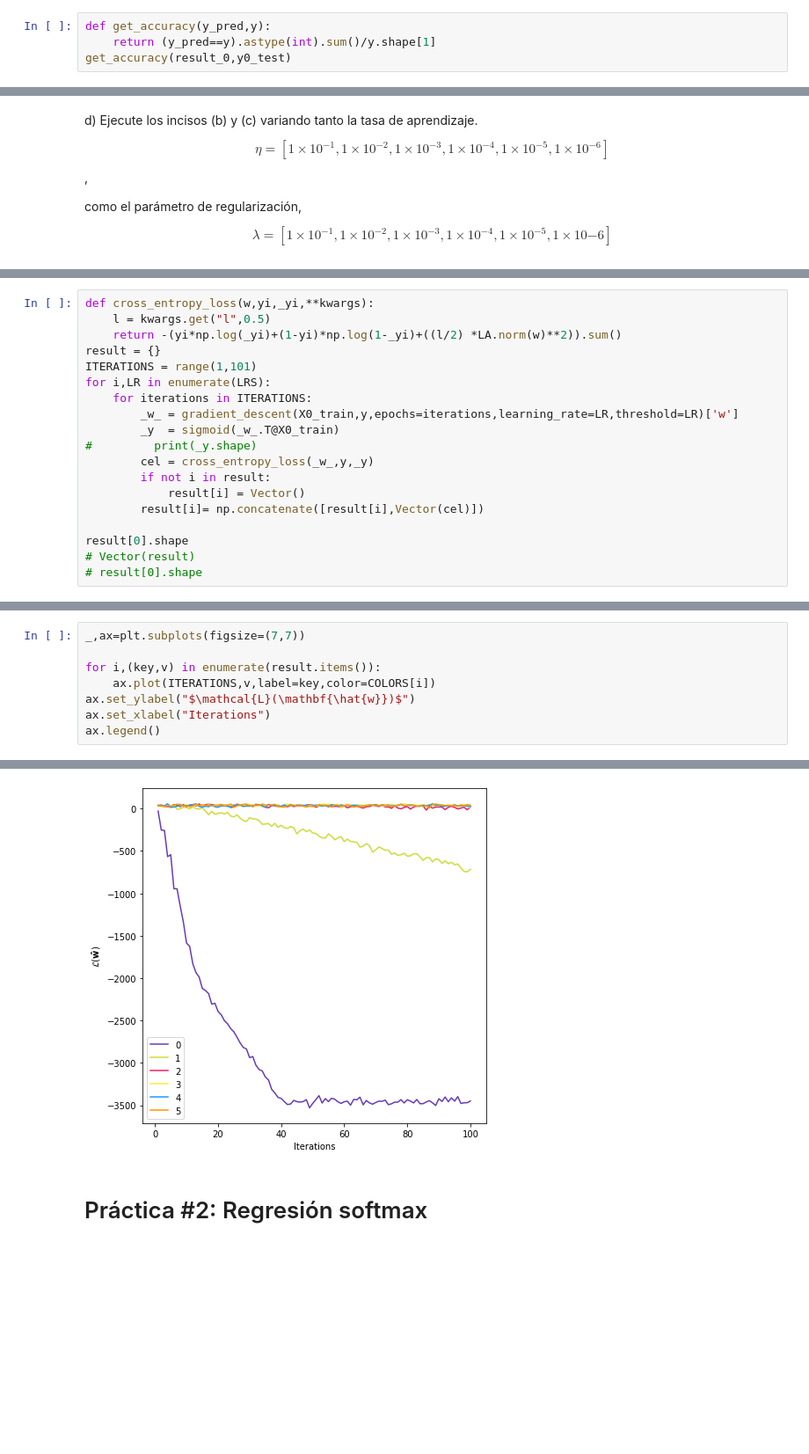
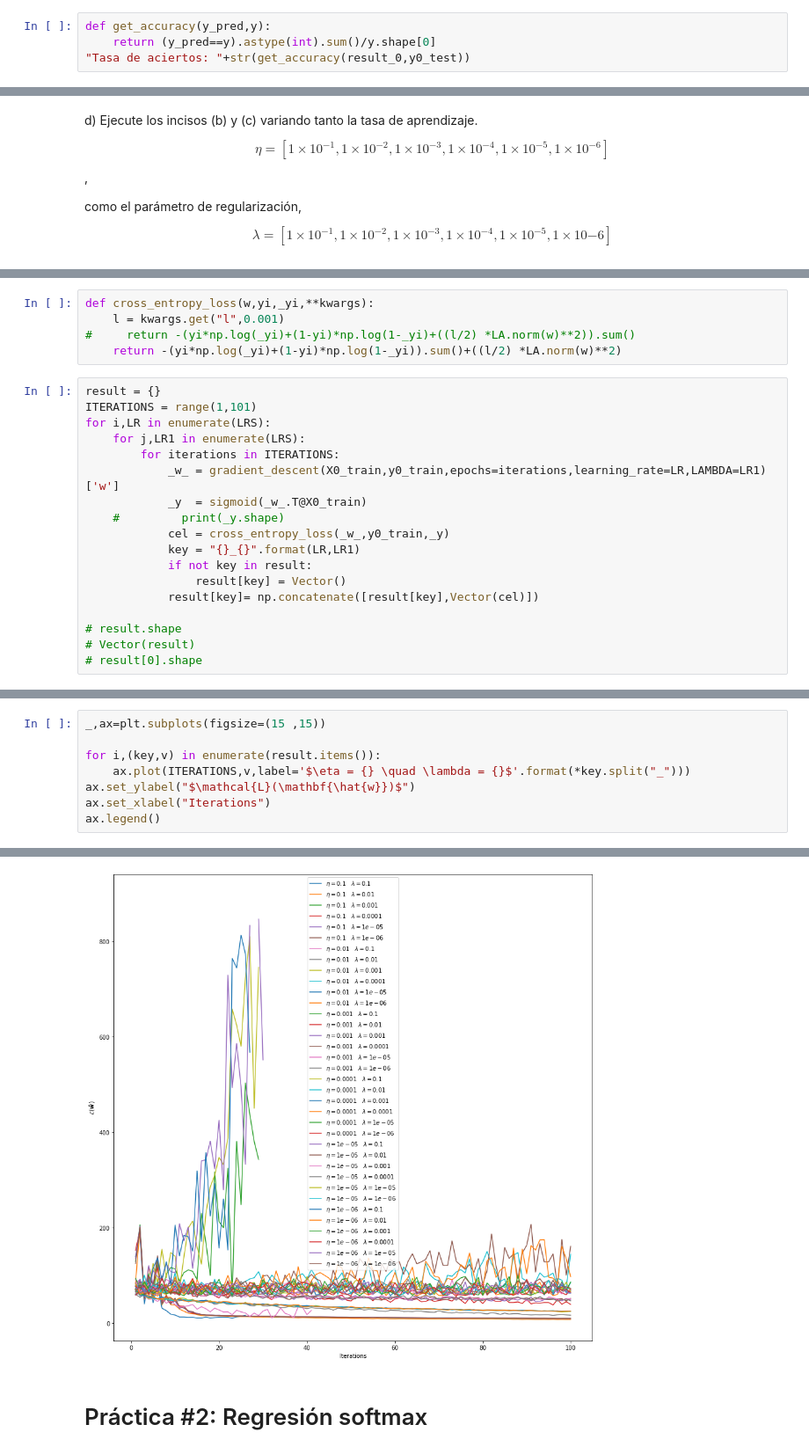
Before and after one commit to nachocodexx/cinvestav-da-logistic_regression, a Jupyter notebook: Untitled.ipynb, the cells around one changed output, grey strips where cells are left out. Shown at 88% size. Drawn from its saved outputs; the diff is of its cells as text; blank space fills up the shorter version.

```diff
--- a/Untitled.ipynb
+++ b/Untitled.ipynb
@@ -113,6 +137,6 @@ array([[0, 0, 0, 0, 0, 1, 1, 1, 1, 1]])
 de prueba).
 # %%
 def get_accuracy(y_pred,y):
-    return (y_pred==y).astype(int).sum()/y.shape[1]
-get_accuracy(result_0,y0_test)
+    return (y_pred==y).astype(int).sum()/y.shape[0]
+"Tasa de aciertos: "+str(get_accuracy(result_0,y0_test))
 # %% [output]
@@ -168,21 +202,25 @@ ________________________________________________________________________________
 e) (Bonus). Graficar la función de entropía cruzada binaria (Clase AD-08, Ecuación 15) en función de las
 iteraciones para los diferentes valores de $η$ y $λ$.
+# %%
+def cross_entropy_loss(w,yi,_yi,**kwargs):
+    l = kwargs.get("l",0.001)
+#     return -(yi*np.log(_yi)+(1-yi)*np.log(1-_yi)+((l/2) *LA.norm(w)**2)).sum()
+    return -(yi*np.log(_yi)+(1-yi)*np.log(1-_yi)).sum()+((l/2) *LA.norm(w)**2)
 # %%
-def cross_entropy_loss(w,yi,_yi,**kwargs):
-    l = kwargs.get("l",0.5)
-    return -(yi*np.log(_yi)+(1-yi)*np.log(1-_yi)+((l/2) *LA.norm(w)**2)).sum()
 result = {}
 ITERATIONS = range(1,101)
 for i,LR in enumerate(LRS):
-    for iterations in ITERATIONS:
-        _w_ = gradient_descent(X0_train,y,epochs=iterations,learning_rate=LR,threshold=LR)['w']
-        _y  = sigmoid(_w_.T@X0_train)
-#         print(_y.shape)
-        cel = cross_entropy_loss(_w_,y,_y)
-        if not i in result:
-            result[i] = Vector()
-        result[i]= np.concatenate([result[i],Vector(cel)])
+    for j,LR1 in enumerate(LRS):
+        for iterations in ITERATIONS:
+            _w_ = gradient_descent(X0_train,y0_train,epochs=iterations,learning_rate=LR,LAMBDA=LR1)['w']
+            _y  = sigmoid(_w_.T@X0_train)
+    #         print(_y.shape)
+            cel = cross_entropy_loss(_w_,y0_train,_y)
+            key = "{}_{}".format(LR,LR1)
+            if not key in result:
+                result[key] = Vector()
+            result[key]= np.concatenate([result[key],Vector(cel)])
 
-result[0].shape
+# result.shape
 # Vector(result)
 # result[0].shape
@@ -191,14 +229,14 @@ result[0].shape
 # %%
-_,ax=plt.subplots(figsize=(7,7))
+_,ax=plt.subplots(figsize=(15 ,15))
 
 for i,(key,v) in enumerate(result.items()):
-    ax.plot(ITERATIONS,v,label=key,color=COLORS[i])
+    ax.plot(ITERATIONS,v,label='$\eta = {} \quad \lambda = {}$'.format(*key.split("_")))
 ax.set_ylabel("$\mathcal{L}(\mathbf{\hat{w}})$")
 ax.set_xlabel("Iterations")
 ax.legend()
 # %% [output]
 <matplotlib.legend.Legend at 0x...>
-[figure, old version]
+[figure, new version]
 # %% [markdown]
 # Práctica #2: Regresión softmax
 # %% [markdown]
```
Also changed, not shown: parts of 27 cells of this notebook.
